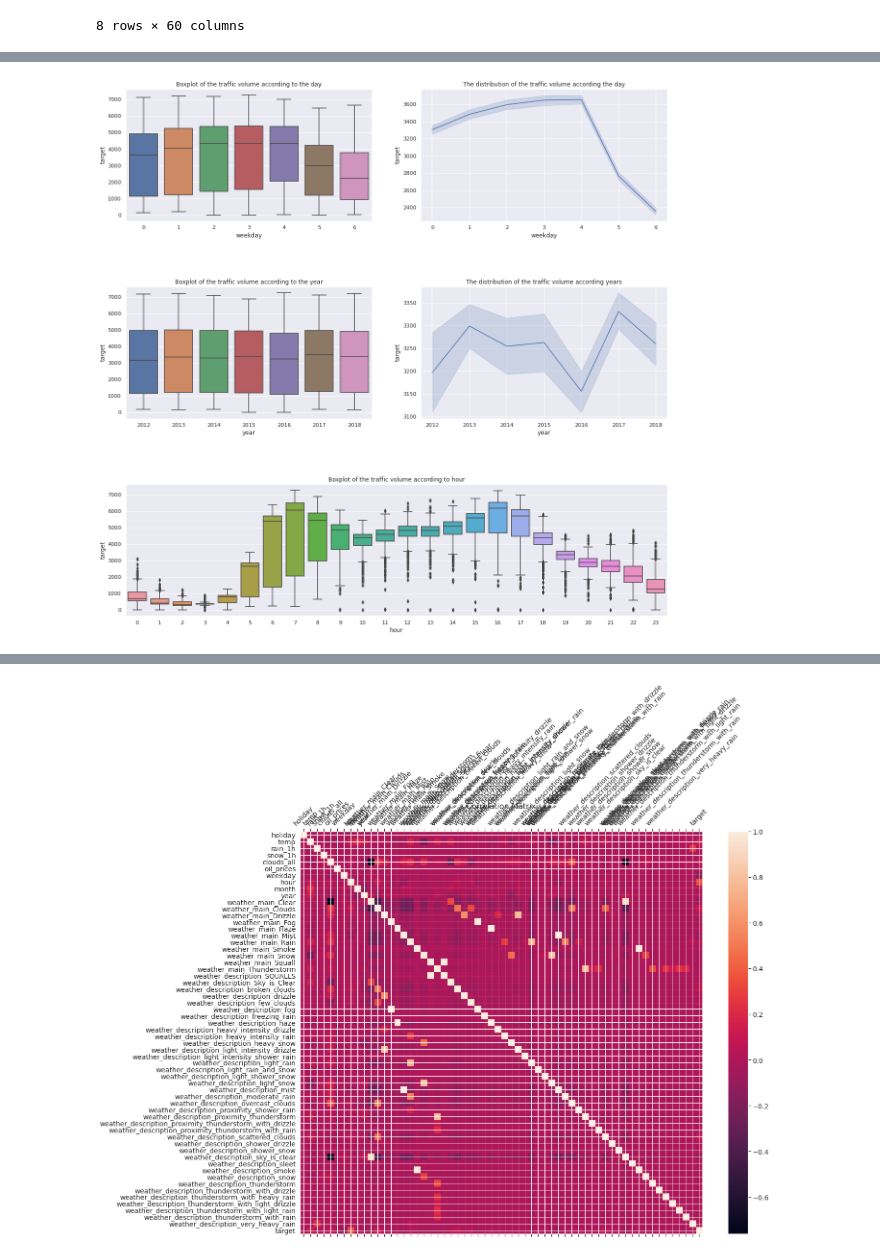
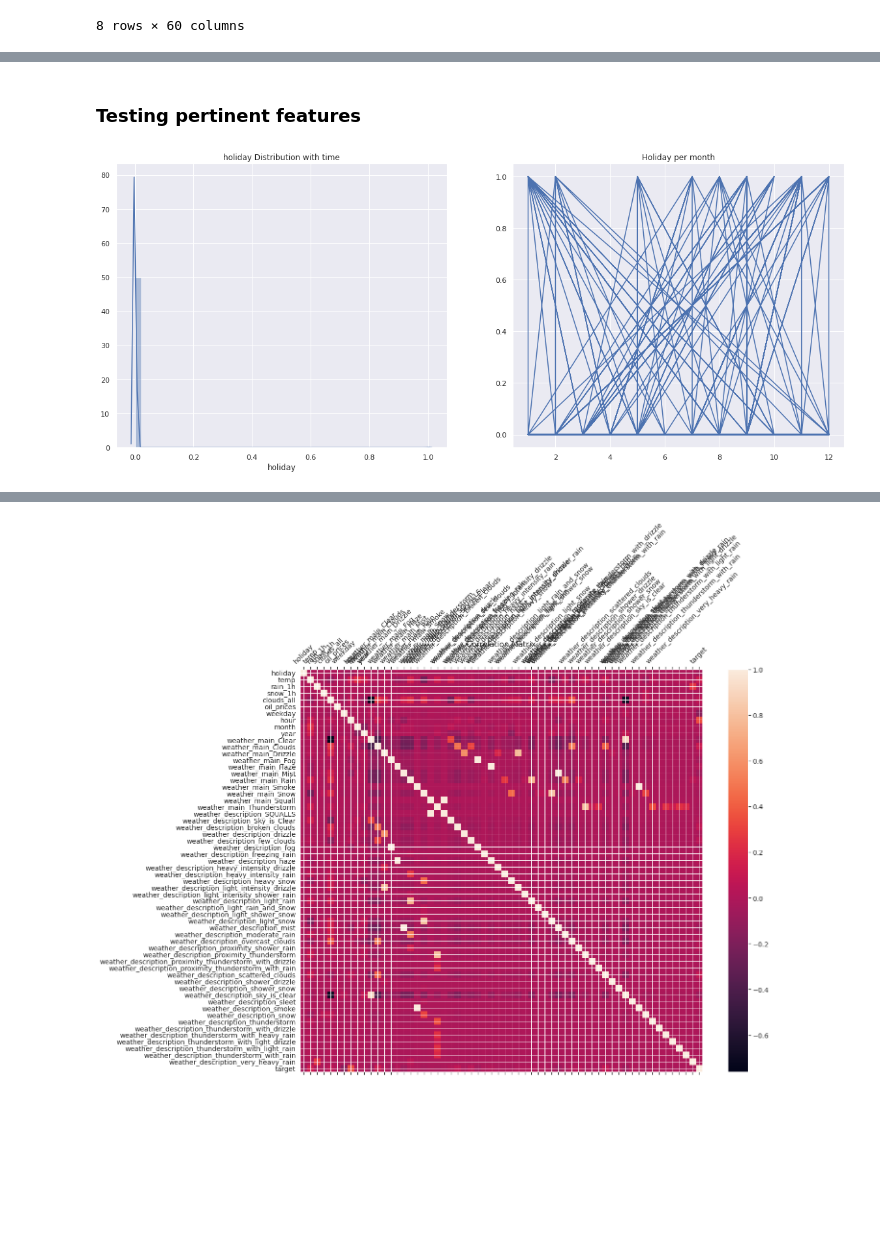
Before and after one commit to UrsulaAlcantara/Segway, a Jupyter notebook: starting_kit/README_modelVisual.ipynb, the cells around one changed output, grey strips where cells are left out. Drawn from its saved outputs; the diff is of its cells as text; code cells hidden in the pictures; blank space fills up the shorter version.

```diff
--- a/starting_kit/README_modelVisual.ipynb
+++ b/starting_kit/README_modelVisual.ipynb
@@ -100,24 +101,19 @@ plt.show()
-# %%
-fig = plt.figure(figsize=(20,20))
-fig.subplots_adjust(hspace = 0.5)
-
-plt.subplot(313)
-sns.boxplot('hour','target', data= data)
-plt.title('Boxplot of the traffic volume according to hour')
-
-plt.subplot(321)
-sns.boxplot('weekday','target', data= data)
-plt.title('Boxplot of the traffic volume according to the day')
-plt.subplot(322)
-sns.lineplot('weekday','target', data= data)
-plt.title("The distribution of the traffic volume according the day")
-
-plt.subplot(323)
-sns.boxplot('year','target', data= data)
-plt.title('Boxplot of the traffic volume according to the year')
-plt.subplot(324)
-sns.lineplot('year','target', data= data)
-plt.title("The distribution of the traffic volume according years")
-plt.show()
-# %% [output]
-[figure, removed]
+# %% [markdown]
+### Testing pertinent features
+# %%
+""" Testing pertinent features, Holiday importance  """
+plt.figure(figsize=(20,8))
+plt.subplot(121)
+#plt.figure(figsize=(8,8))
+sns.distplot(data['holiday'])
+#sns.distplot(data['month'],bins=50)
+plt.title('holiday Distribution with time')
+#plt.show()
+plt.subplot(122)
+plt.plot(data['month'], data['holiday'])
+plt.title("Holiday per month")
+plt.show()
+#plt.legend()
+#help(plt.subplot())
+# %% [output]
+[figure, added]
```
Also changed, not shown: parts of 38 cells of this notebook.
